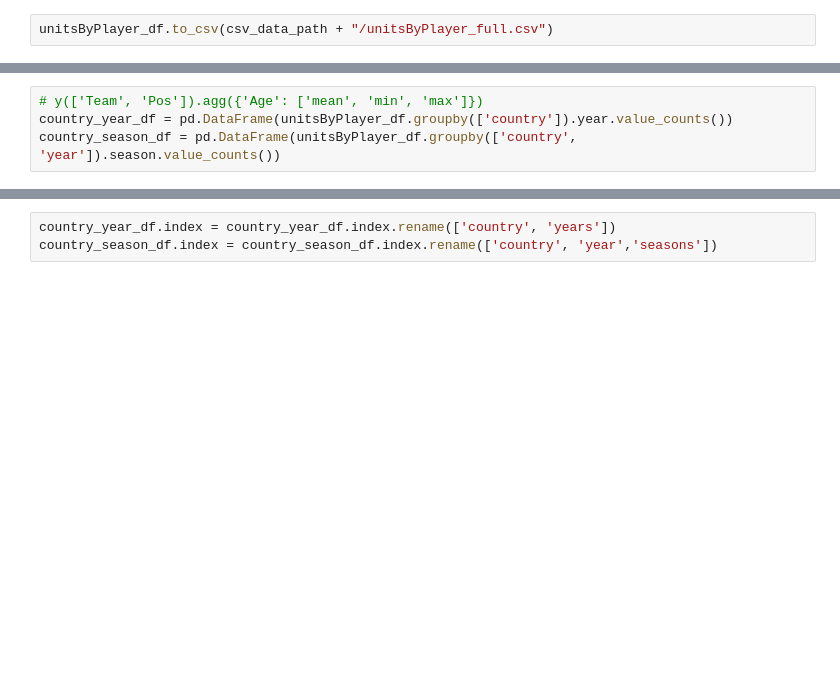
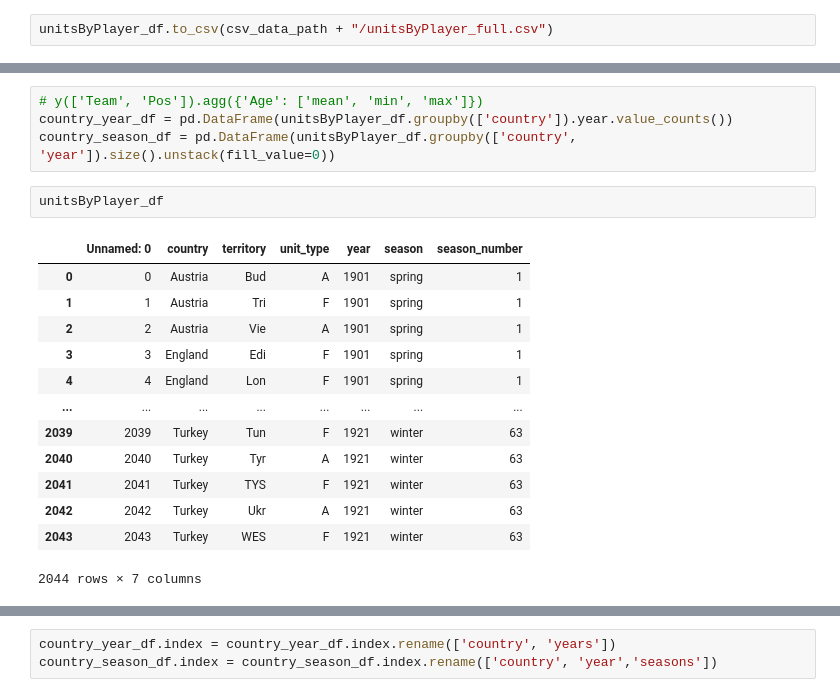
Before and after one commit to kingbd2/diplomacy-analysis, a Jupyter notebook: diplomacy_gif_maker/dataAnalysis.ipynb, the cells around one changed output, grey strips where cells are left out. Drawn from its saved outputs; the diff is of its cells as text; blank space fills up the shorter version.

```diff
--- a/diplomacy_gif_maker/dataAnalysis.ipynb
+++ b/diplomacy_gif_maker/dataAnalysis.ipynb
@@ -51,7 +51,23 @@ pd.DataFrame(unitsByPlayer_df.groupby(['country']).unit_type.value_counts())
 # %%
 # y(['Team', 'Pos']).agg({'Age': ['mean', 'min', 'max']})
 country_year_df = pd.DataFrame(unitsByPlayer_df.groupby(['country']).year.value_counts())
-country_season_df = pd.DataFrame(unitsByPlayer_df.groupby(['country', 'year']).season.value_counts())
+country_season_df = pd.DataFrame(unitsByPlayer_df.groupby(['country', 'year']).size().unstack(fill_value=0))
+# %%
+unitsByPlayer_df
+# %% [output]
+|  | Unnamed: 0 | country | territory | unit_type | year | season | season_number |
+| 0 | 0 | Austria | Bud | A | 1901 | spring | 1 |
+| 1 | 1 | Austria | Tri | F | 1901 | spring | 1 |
+| 2 | 2 | Austria | Vie | A | 1901 | spring | 1 |
+| 3 | 3 | England | Edi | F | 1901 | spring | 1 |
+| 4 | 4 | England | Lon | F | 1901 | spring | 1 |
+| ... | ... | ... | ... | ... | ... | ... | ... |
+| 2039 | 2039 | Turkey | Tun | F | 1921 | winter | 63 |
+| 2040 | 2040 | Turkey | Tyr | A | 1921 | winter | 63 |
+| 2041 | 2041 | Turkey | TYS | F | 1921 | winter | 63 |
+| 2042 | 2042 | Turkey | Ukr | A | 1921 | winter | 63 |
+| 2043 | 2043 | Turkey | WES | F | 1921 | winter | 63 |
+2044 rows × 7 columns
 # %%
 country_season_df
 # %% [output]
```
Also changed, not shown: parts of 9 cells of this notebook, 6 other files.
